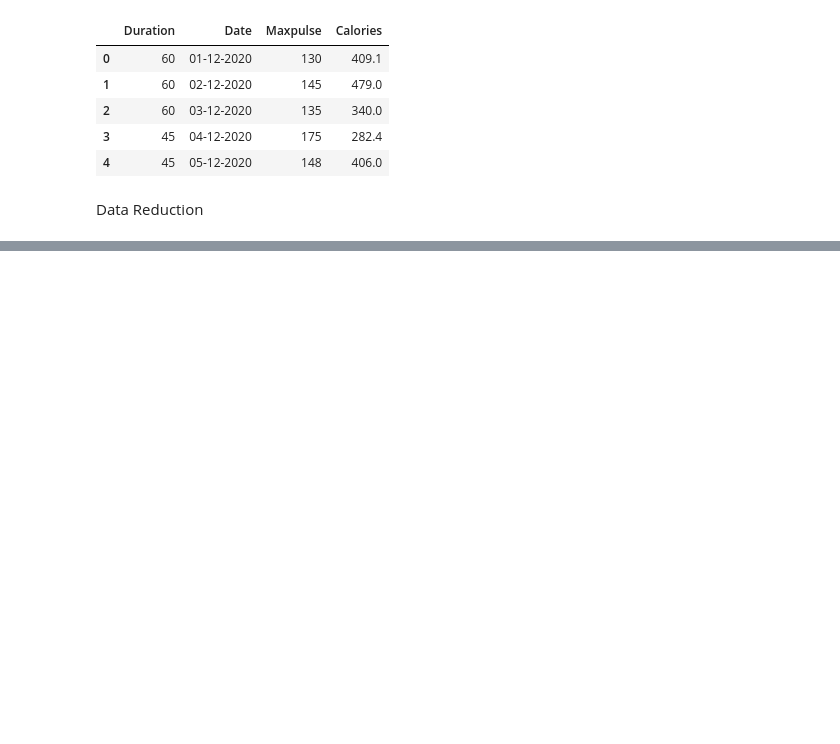
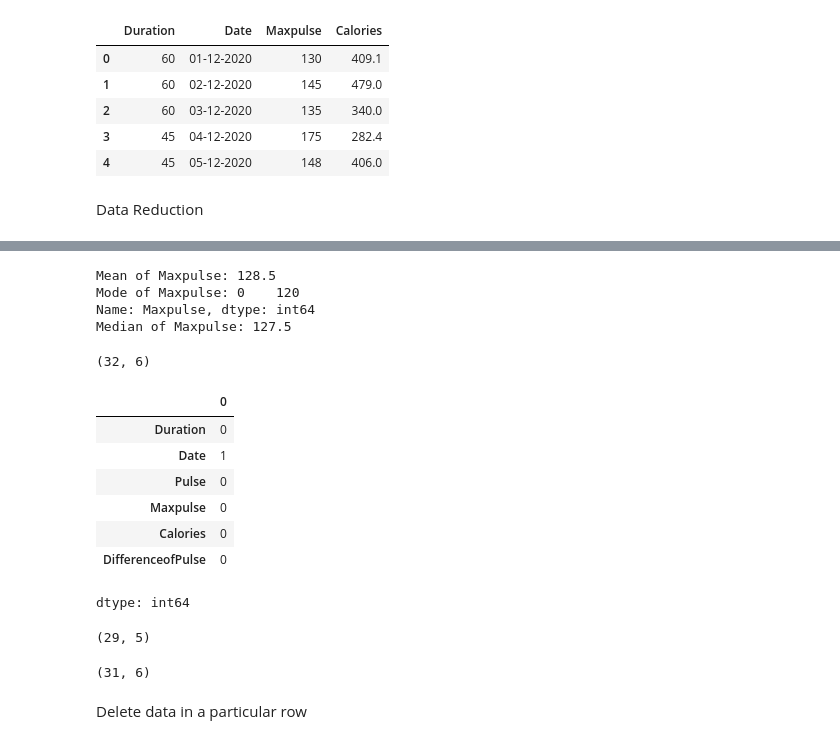
Before and after one commit to ask4semoy/tests, a Jupyter notebook: EDA.ipynb, the cells around one changed output, grey strips where cells are left out. Drawn from its saved outputs; the diff is of its cells as text; code cells hidden in the pictures; blank space fills up the shorter version.

```diff
--- a/EDA.ipynb
+++ b/EDA.ipynb
@@ -111,0 +150,36 @@ Data Reduction
+# %%
+data['Calories'] = data['Calories'].fillna(data['Calories'].mean())
+print("Mean of Maxpulse:", data['Maxpulse'].mean())
+print("Mode of Maxpulse:", data['Maxpulse'].mode())
+print("Median of Maxpulse:", data['Maxpulse'].median())
+# %% [output]
+Mean of Maxpulse: 128.5
+Mode of Maxpulse: 0    120
+Name: Maxpulse, dtype: int64
+Median of Maxpulse: 127.5
+# %%
+data.shape
+# %% [output]
+(32, 6)
+# %%
+data.isnull().sum()
+# %% [output]
+|  | 0 |
+| Duration | 0 |
+| Date | 1 |
+| Pulse | 0 |
+| Maxpulse | 0 |
+| Calories | 0 |
+| DifferenceofPulse | 0 |
+dtype: int64
+# %%
+data_cleaned = data.dropna()
+data_cleaned.shape
+# %% [output]
+(29, 5)
+# %%
+data_cleaned.shape
+# %% [output]
+(31, 6)
+# %% [markdown]
+Delete data in a particular row
```
Also changed, not shown: parts of 10 cells of this notebook.
